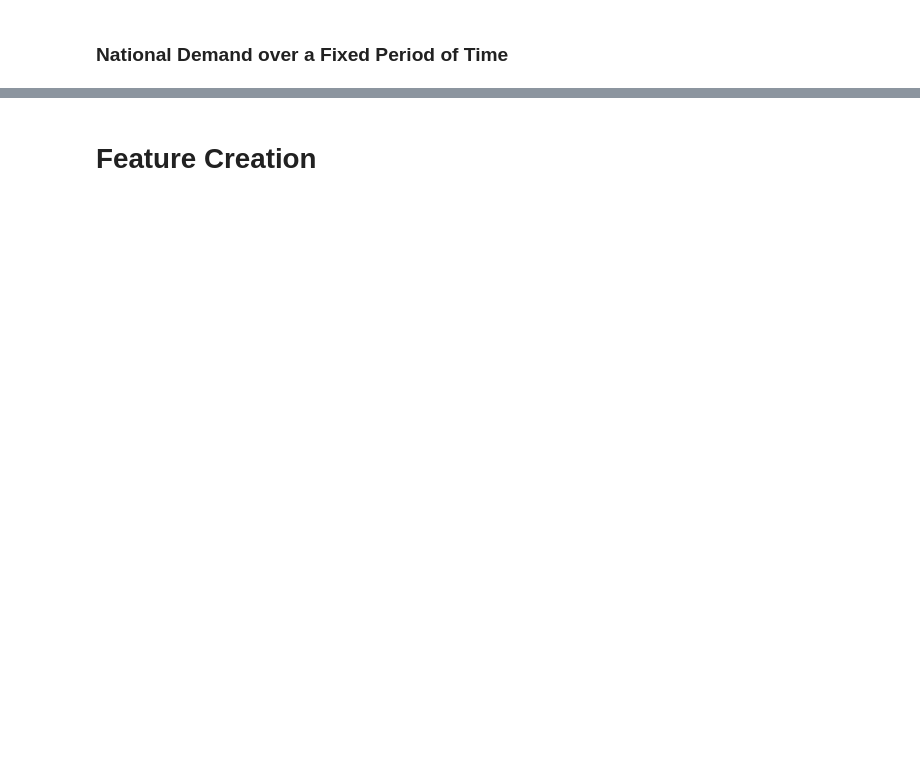
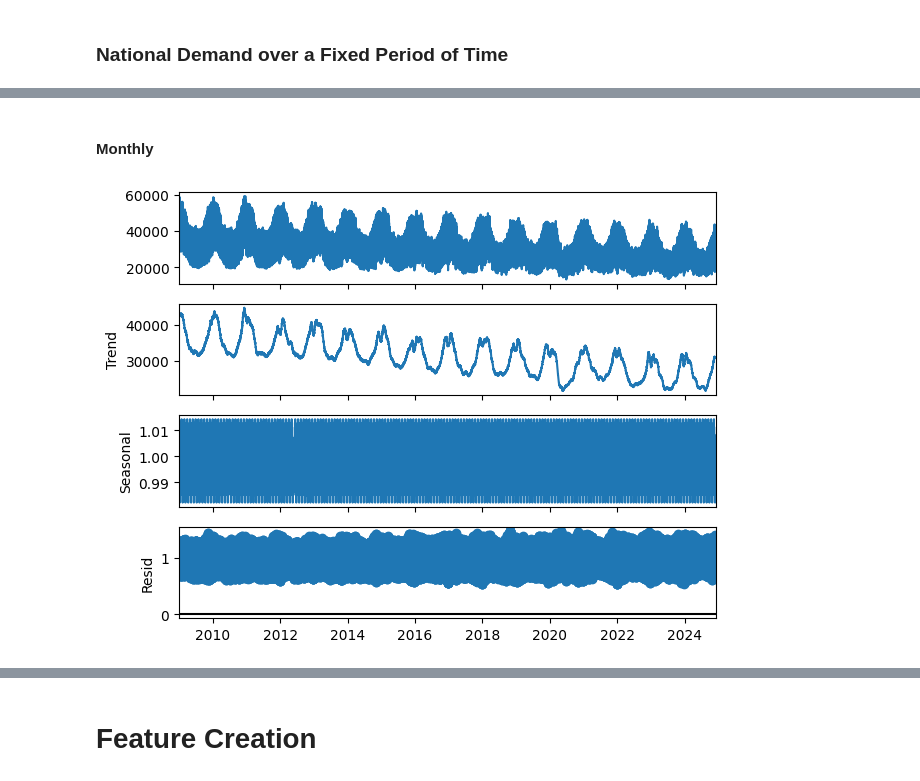
Before and after one commit to kchacon120593/Time_Series_Energy_Forecasting, a Jupyter notebook: time_series_forecasting.ipynb, the cells around one changed output, grey strips where cells are left out. Drawn from its saved outputs; the diff is of its cells as text; code cells hidden in the pictures; blank space fills up the shorter version.

```diff
--- a/time_series_forecasting.ipynb
+++ b/time_series_forecasting.ipynb
@@ -89,0 +96,6 @@ fixedPeriod_Data(df, '01-07-2024', '01-08-2024', 'Daily')
+# %% [markdown]
+#### Monthly
+# %%
+decompose_seasonality(df, 1461)
+# %% [output]
+[figure, added]
```
Also changed, not shown: parts of 22 cells of this notebook, 5 other files.
